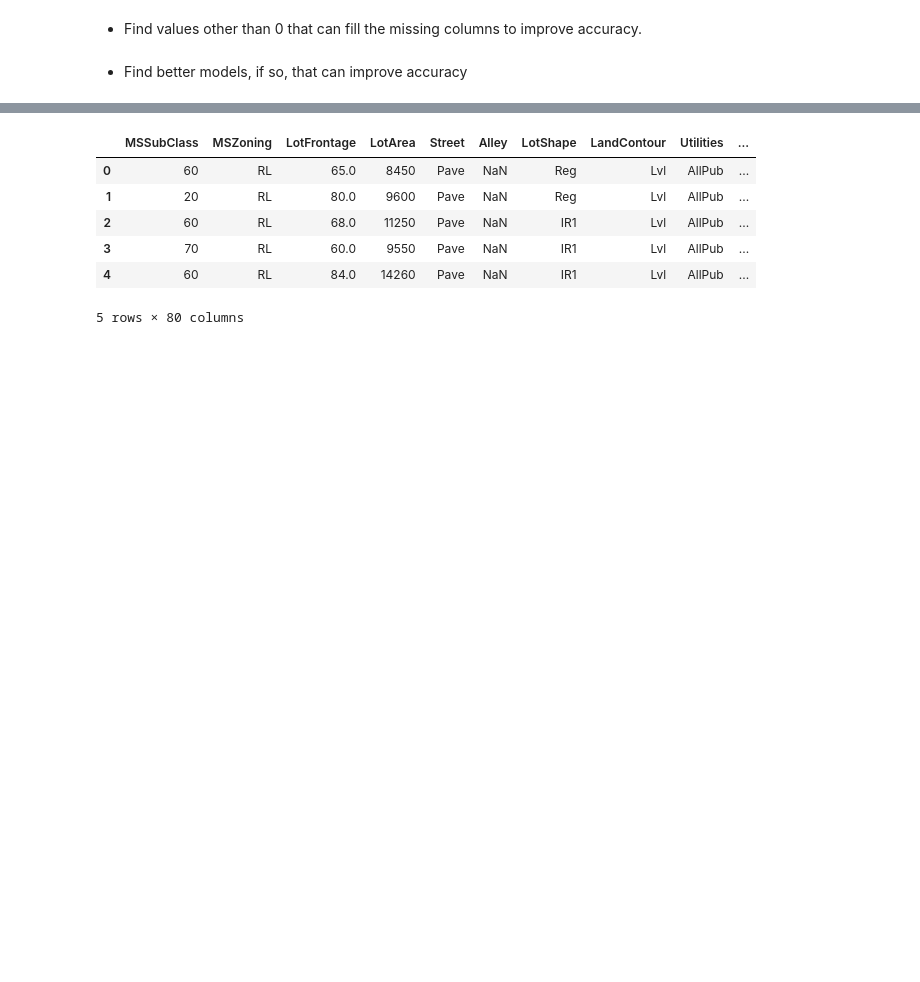
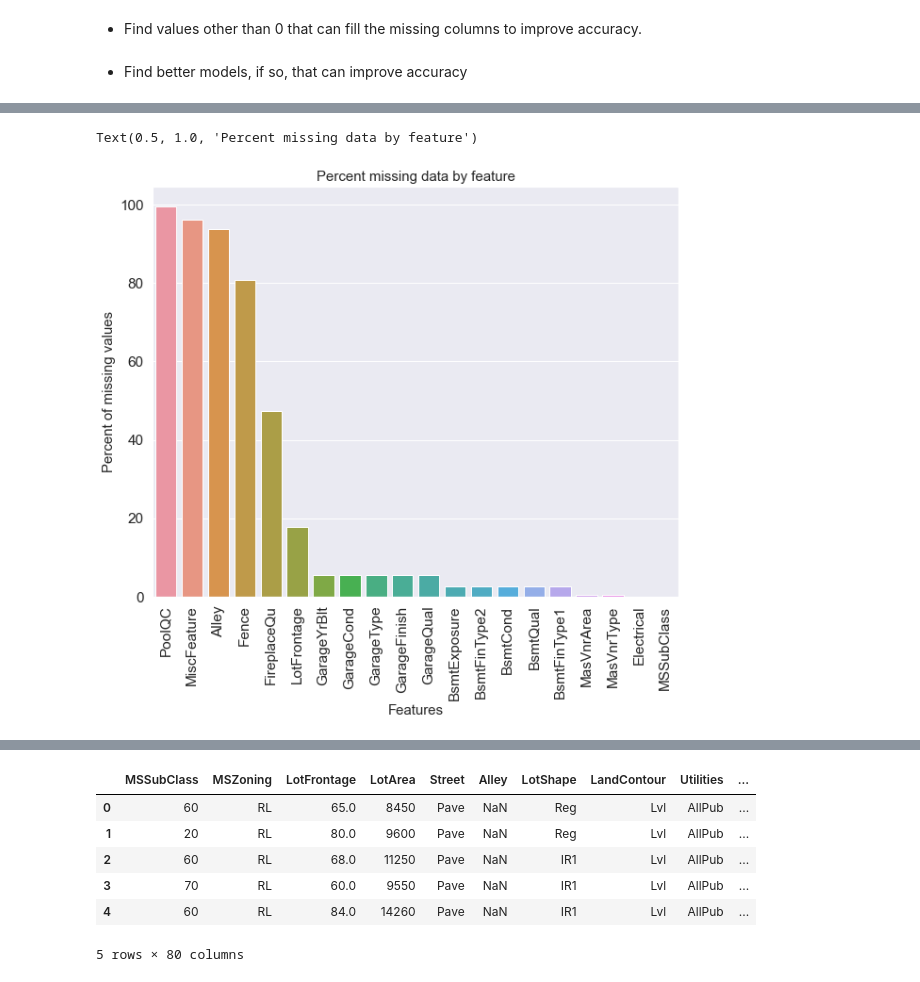
Before and after one commit to shy1213/House_Price, a Jupyter notebook: House_Price.ipynb, the cells around one changed output, grey strips where cells are left out. Saved outputs shown, nothing was run; the diff lists cells and outputs as text; code cells hidden in the pictures; blank space fills up the shorter version.

```diff
--- a/House_Price.ipynb
+++ b/House_Price.ipynb
@@ -73,0 +99,10 @@ house = house.drop(house[(house['EnclosedPorch'] > 500) & (house['SalePrice'] <
+# %%
+f, ax = plt.subplots(figsize=(10, 8))
+plt.xticks(rotation='90')
+sns.barplot(x = percent[:20].index, y = percent[:20])
+plt.xlabel('Features', fontsize=15)
+plt.ylabel('Percent of missing values', fontsize=15)
+plt.title('Percent missing data by feature', fontsize=15)
+# %% [output]
+Text(0.5, 1.0, 'Percent missing data by feature')
+[figure, added]
```
Also changed, not shown: parts of 53 cells of this notebook, 1 other file.
